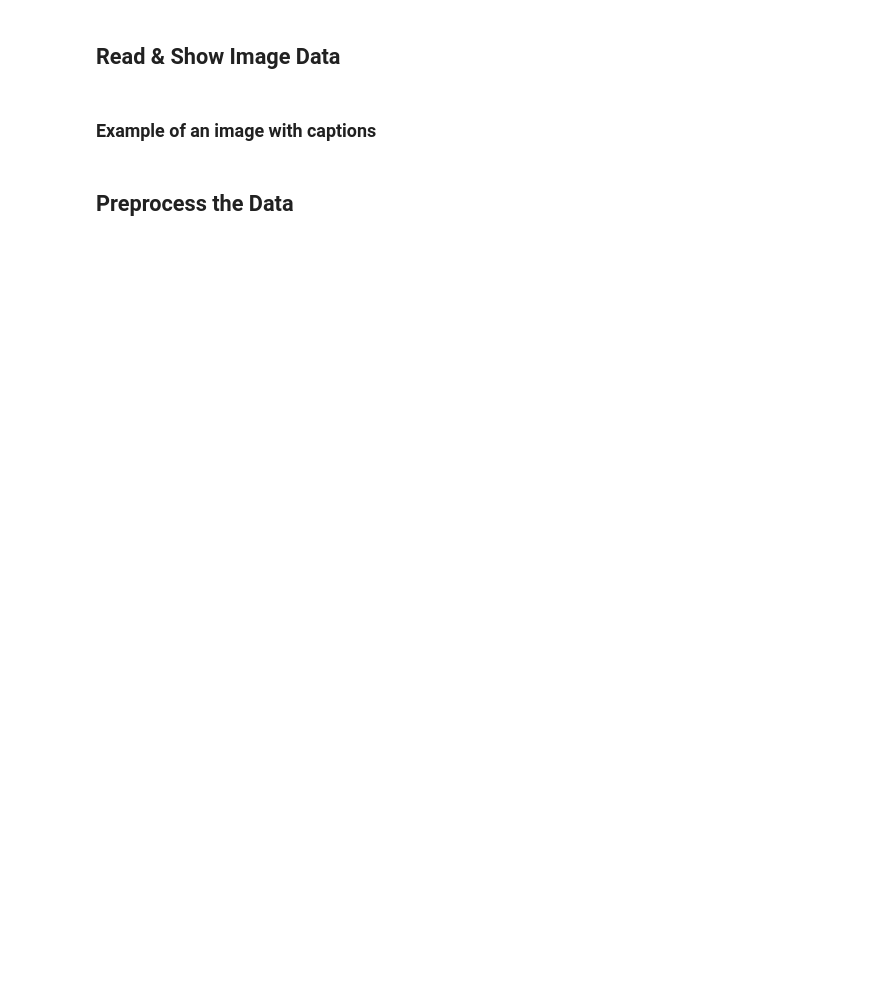
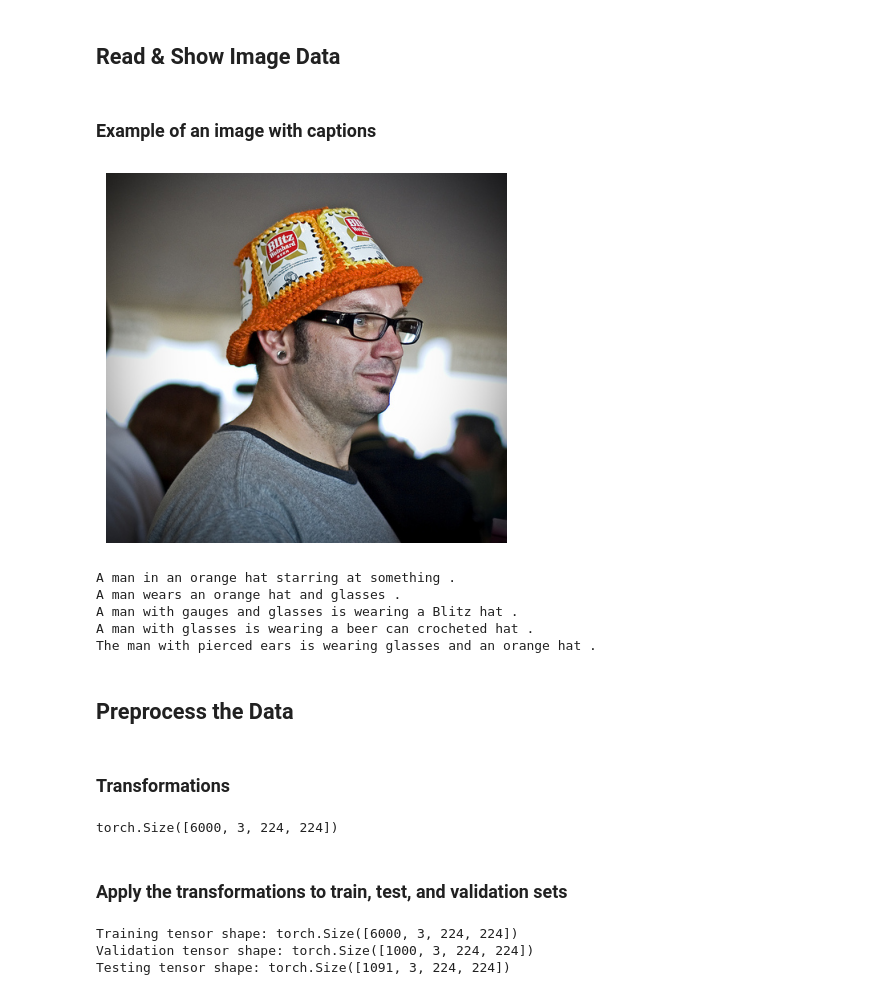
Before and after one commit to YoussefAboelwafa/Image-Caption-Generator, a Jupyter notebook: main.ipynb, the cells around one changed output. Cells and saved outputs as stored; diff of their text form; code cells hidden in the pictures; blank space fills up the shorter version.

```diff
--- a/main.ipynb
+++ b/main.ipynb
@@ -35,3 +45,11 @@ for i in range(0, len(df), 5):
     captions = [df["caption"][j] for j in range(i, i + 5)]
     path = df["path"][i]
     data[id] = {"captions": captions, "path": path}
+
+keys = list(data.keys())
+
+key = keys[0]
+value = data[key]
+
+print(f"Key: {key}")
+value
@@ -84,11 +111,20 @@ def read_from_tensor(tensor):
 # %% [markdown]
 ### Example of an image with captions
 # %%
-show_image(read_image(train_data[train_keys[1]]["path"]))
+show_image(read_image(train_data[train_keys[4]]["path"]))
 for i in range(5):
-    print(train_data[train_keys[1]]["captions"][i])
+    print(train_data[train_keys[4]]["captions"][i])
+# %% [output]
+[figure, added]
+A man in an orange hat starring at something .
+A man wears an orange hat and glasses .
+A man with gauges and glasses is wearing a Blitz hat .
+A man with glasses is wearing a beer can crocheted hat .
+The man with pierced ears is wearing glasses and an orange hat .
 # %% [markdown]
 ## Preprocess the Data
+# %% [markdown]
+### Transformations
 # %%
 transform = transforms.Compose(
     [
@@ -97,13 +133,5 @@ transform = transforms.Compose(
         transforms.Normalize(mean=[0.485, 0.456, 0.406], std=[0.229, 0.224, 0.225]),
     ]
 )
-
-
-# Assuming train_data is your data
-train_tensors = [transform(read_image(train_data[key]["path"])) for key in train_keys]
-
-# Convert list of tensors to a single tensor
-train_tensors = torch.stack(train_tensors)
-train_tensors = train_tensors.to("cuda")
-
-train_tensors.shape
+# %% [output]
+torch.Size([6000, 3, 224, 224])
@@ -120,0 +138,20 @@ train_tensors[1]
+# %% [markdown]
+### Apply the transformations to train, test, and validation sets
+# %%
+train_tensors = [transform(read_image(train_data[key]["path"])) for key in train_keys]
+train_tensors = torch.stack(train_tensors)
+
+val_tensors = [transform(read_image(val_data[key]["path"])) for key in val_keys]
+val_tensors = torch.stack(val_tensors)
+
+test_tensors = [transform(read_image(test_data[key]["path"])) for key in test_keys]
+test_tensors = torch.stack(test_tensors)
+
+
+print("Training tensor shape:", train_tensors.shape)
+print("Validation tensor shape:", val_tensors.shape)
+print("Testing tensor shape:", test_tensors.shape)
+# %% [output]
+Training tensor shape: torch.Size([6000, 3, 224, 224])
+Validation tensor shape: torch.Size([1000, 3, 224, 224])
+Testing tensor shape: torch.Size([1091, 3, 224, 224])
```
Also changed, not shown: parts of 11 cells of this notebook.
